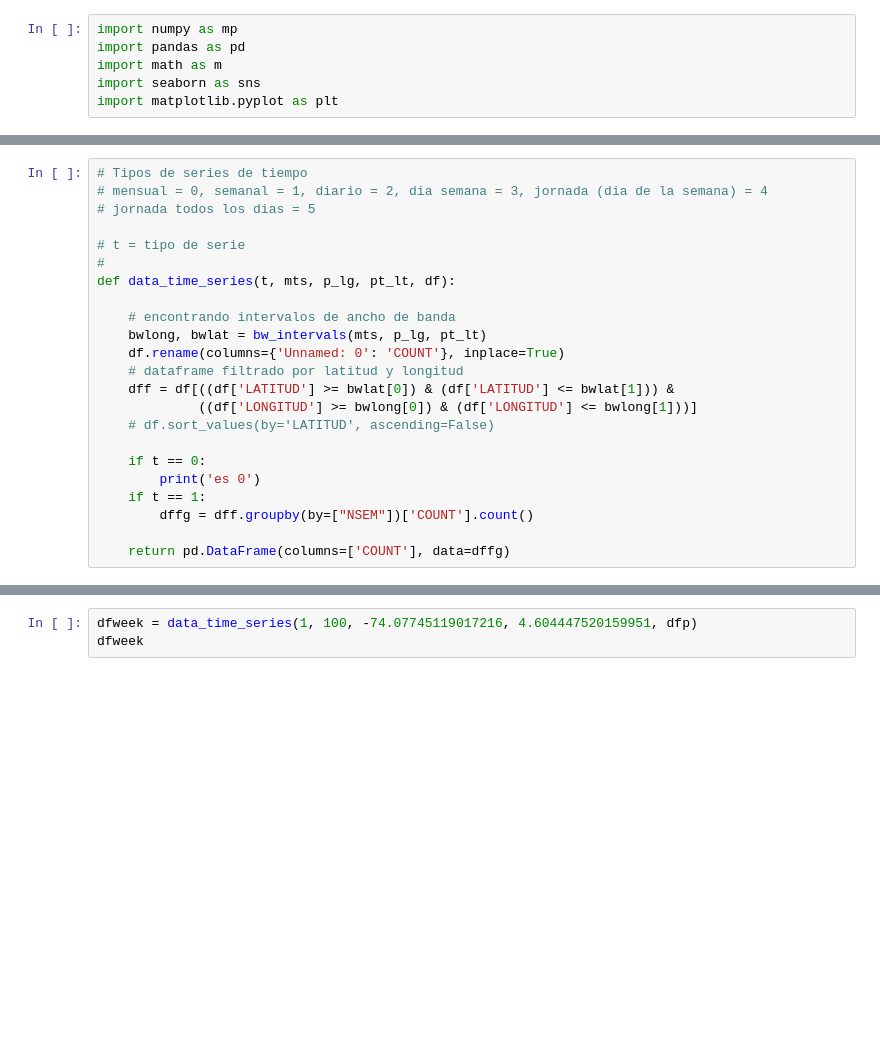
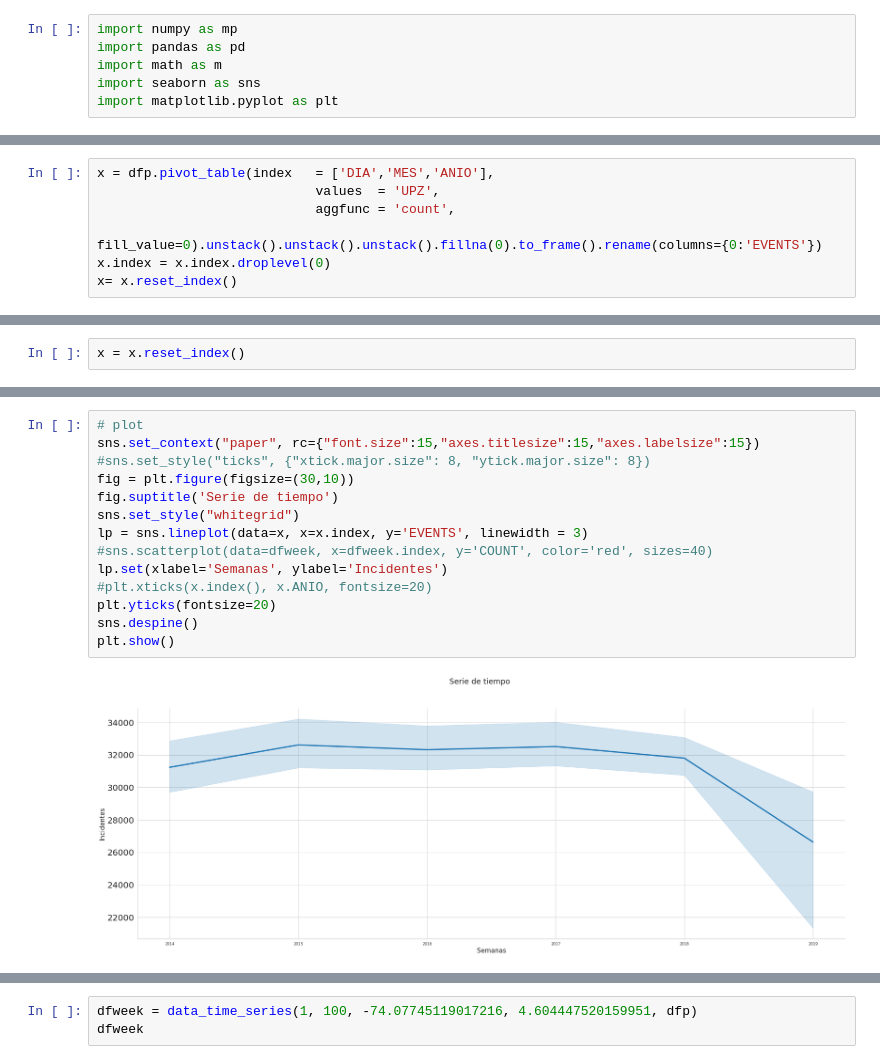
Before and after one commit to computergraphicsforall/d3idvc, a Jupyter notebook: notebooks/time_series_longlat.ipynb, the cells around one changed output, grey strips where cells are left out. Cells and saved outputs as stored; diff of their text form; blank space fills up the shorter version.

```diff
--- a/notebooks/time_series_longlat.ipynb
+++ b/notebooks/time_series_longlat.ipynb
@@ -55,0 +78,7 @@ dfp = data_crime(data)
+# %%
+x = dfp.pivot_table(index   = ['DIA','MES','ANIO'],
+                            values  = 'UPZ',
+                            aggfunc = 'count',
+                            fill_value=0).unstack().unstack().unstack().fillna(0).to_frame().rename(columns={0:'EVENTS'})
+x.index = x.index.droplevel(0)
+x= x.reset_index()
@@ -56 +119,3 @@ dfp = data_crime(data)
+# %%
+x = x.reset_index()
 # %%
@@ -70,23 +137,16 @@ dfp.head(10)
-# %%
-# Tipos de series de tiempo
-# mensual = 0, semanal = 1, diario = 2, dia semana = 3, jornada (dia de la semana) = 4
-# jornada todos los dias = 5
-
-# t = tipo de serie
-#
-def data_time_series(t, mts, p_lg, pt_lt, df):
-
-    # encontrando intervalos de ancho de banda
-    bwlong, bwlat = bw_intervals(mts, p_lg, pt_lt)
-    df.rename(columns={'Unnamed: 0': 'COUNT'}, inplace=True)
-    # dataframe filtrado por latitud y longitud
-    dff = df[((df['LATITUD'] >= bwlat[0]) & (df['LATITUD'] <= bwlat[1])) &
-             ((df['LONGITUD'] >= bwlong[0]) & (df['LONGITUD'] <= bwlong[1]))]
-    # df.sort_values(by='LATITUD', ascending=False)
-
-    if t == 0:
-        print('es 0')
-    if t == 1:
-        dffg = dff.groupby(by=["NSEM"])['COUNT'].count()
-
-    return pd.DataFrame(columns=['COUNT'], data=dffg)
+# %%
+# plot
+sns.set_context("paper", rc={"font.size":15,"axes.titlesize":15,"axes.labelsize":15})
+#sns.set_style("ticks", {"xtick.major.size": 8, "ytick.major.size": 8})
+fig = plt.figure(figsize=(30,10))
+fig.suptitle('Serie de tiempo')
+sns.set_style("whitegrid")
+lp = sns.lineplot(data=x, x=x.index, y='EVENTS', linewidth = 3)
+#sns.scatterplot(data=dfweek, x=dfweek.index, y='COUNT', color='red', sizes=40)
+lp.set(xlabel='Semanas', ylabel='Incidentes')
+#plt.xticks(x.index(), x.ANIO, fontsize=20)
+plt.yticks(fontsize=20)
+sns.despine()
+plt.show()
+# %% [output]
+[figure, added]
```
Also changed, not shown: parts of 15 cells of this notebook, 1 other file.
